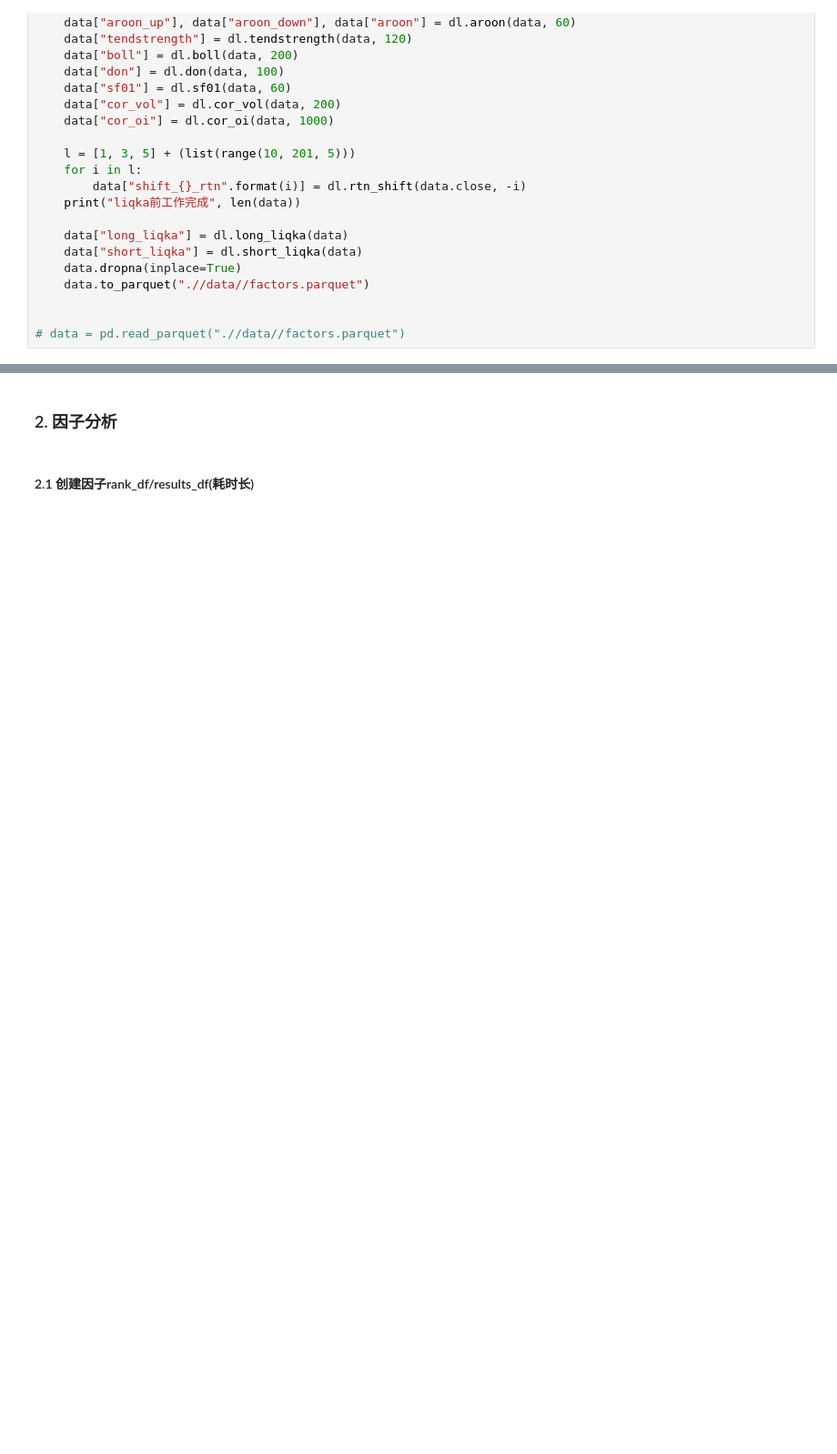
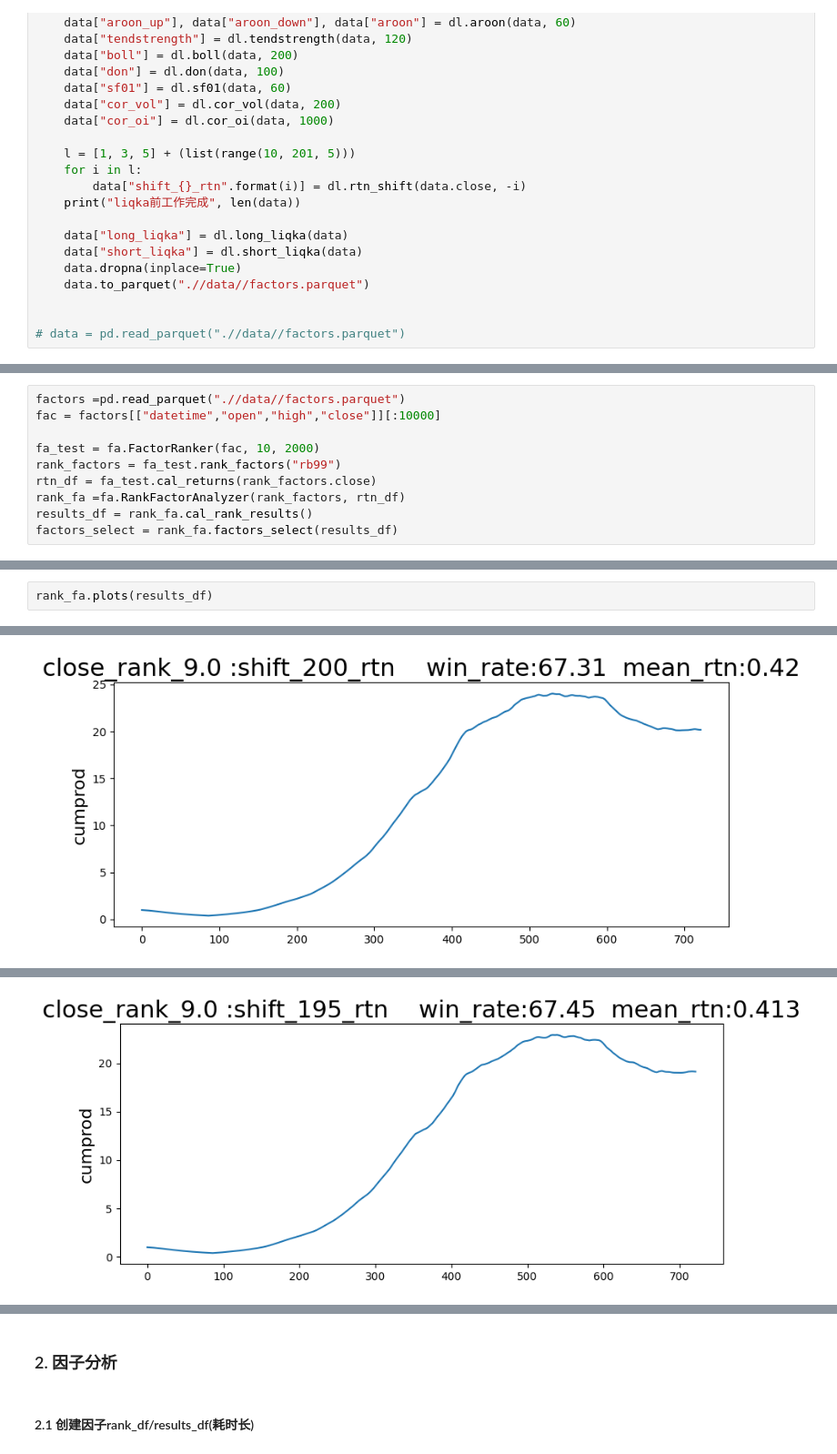
Before and after one commit to kylehakid/factor_analysis, a Jupyter notebook: test_factor.ipynb, the cells around one changed output, grey strips where cells are left out. Shown at 91% size. Saved outputs shown, nothing was run; the diff lists cells and outputs as text; blank space fills up the shorter version.

```diff
--- a/test_factor.ipynb
+++ b/test_factor.ipynb
@@ -65,0 +72,10 @@ if run == 1:
+# %%
+factors =pd.read_parquet(".//data//factors.parquet")
+fac = factors[["datetime","open","high","close"]][:10000]
+
+fa_test = fa.FactorRanker(fac, 10, 2000)
+rank_factors = fa_test.rank_factors("rb99")
+rtn_df = fa_test.cal_returns(rank_factors.close)
+rank_fa =fa.RankFactorAnalyzer(rank_factors, rtn_df)
+results_df = rank_fa.cal_rank_results()
+factors_select = rank_fa.factors_select(results_df)
@@ -65,0 +101,3 @@ if run == 1:
+# %%
+rank_fa.plots(results_df)
+# %% [output]
@@ -65,0 +118 @@ if run == 1:
+[figure, added]
@@ -65,0 +132 @@ if run == 1:
+[figure, added]
```
Also changed, not shown: parts of 30 cells of this notebook, 36 other files.
